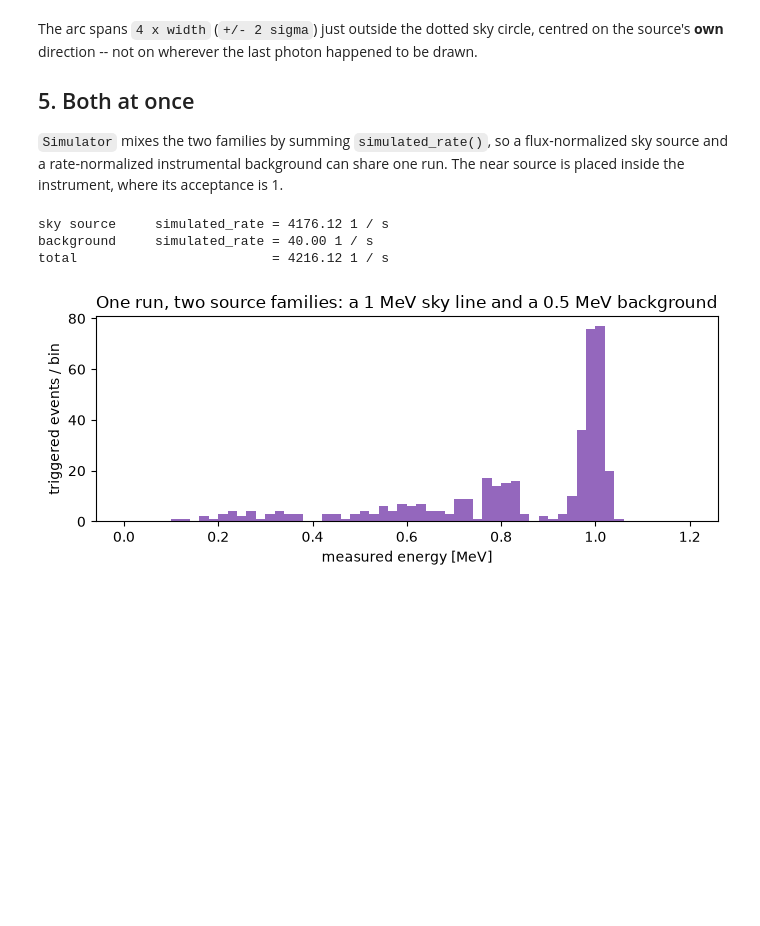
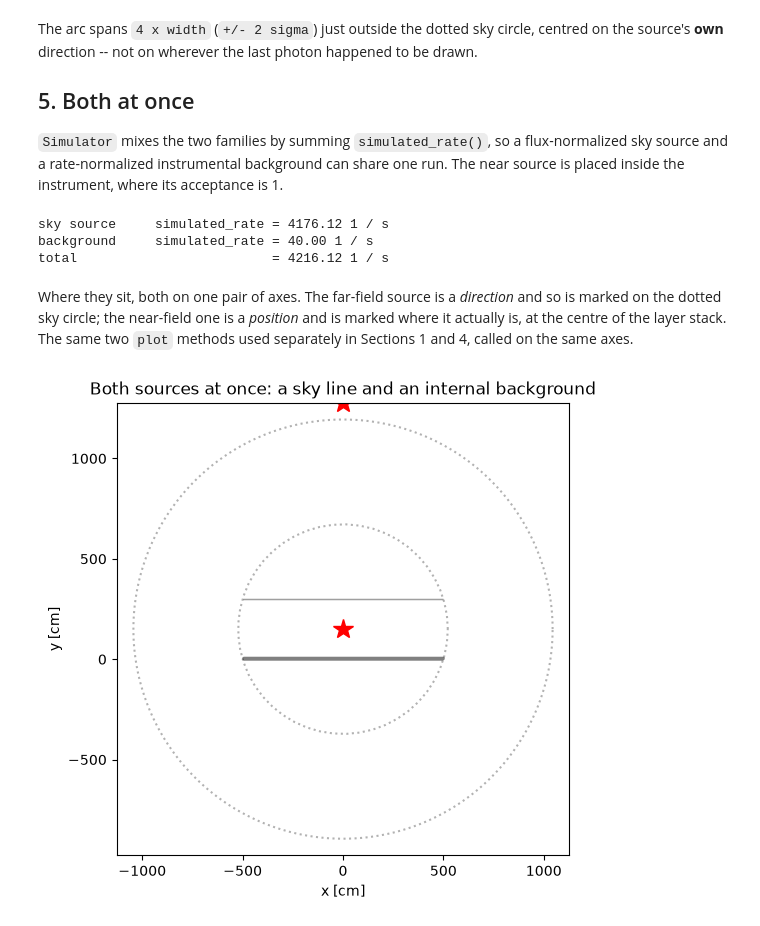
Before and after one commit to israelmcmc-ai/gammaraytoys, a Jupyter notebook: docs/examples/cosimita/03-near_and_extended_sources.ipynb, the cells around one changed output. Cells and saved outputs as stored; diff of their text form; code cells hidden in the pictures; blank space fills up the shorter version.

```diff
--- a/docs/examples/cosimita/03-near_and_extended_sources.ipynb
+++ b/docs/examples/cosimita/03-near_and_extended_sources.ipynb
@@ -390,20 +448,23 @@ simulator = Simulator(comptelito, [sky, background], reco)
 print(f"sky source     simulated_rate = {sky.simulated_rate(comptelito).to(1/u.s):.2f}")
 print(f"background     simulated_rate = {background.simulated_rate(comptelito).to(1/u.s):.2f}")
 print(f"total                         = {simulator.total_simulated_rate.to(1/u.s):.2f}")
-
-np.random.seed(7)
-energies = [event.energy.to_value(u.MeV)
-            for _, event in simulator.run_events(ntrig = 400, progress = False)
-            if event.triggered]
-
-fig, ax = plt.subplots(figsize = (7, 3))
-ax.hist(energies, bins = 60, range = (0, 1.2), color = 'tab:purple')
-ax.set_xlabel('measured energy [MeV]')
-ax.set_ylabel('triggered events / bin')
-ax.set_title('One run, two source families: a 1 MeV sky line and a 0.5 MeV background')
-fig.tight_layout()
 # %% [output]
 sky source     simulated_rate = 4176.12 1 / s
 background     simulated_rate = 40.00 1 / s
 total                         = 4216.12 1 / s
-[figure, removed]
+# %% [markdown]
+Where they sit, both on one pair of axes. The far-field source is a *direction*
+and so is marked on the dotted sky circle; the near-field one is a *position*
+and is marked where it actually is, at the centre of the layer stack. The same
+two `plot` methods used separately in Sections 1 and 4, called on the same axes.
+# %%
+fig, ax = plt.subplots(figsize = (5.5, 5.5))
+comptelito.plot(ax = ax, draw_surrounding_circle = True)
+
+sky.plot(ax, comptelito)          # sky circle + star, at Nu = 0 deg
+background.plot(ax, comptelito)   # red star at the detector-frame position
+
+ax.set_title('Both sources at once: a sky line and an internal background')
+fig.tight_layout()
+# %% [output]
+[figure, added]
```
Also changed, not shown: parts of 5 cells of this notebook.
